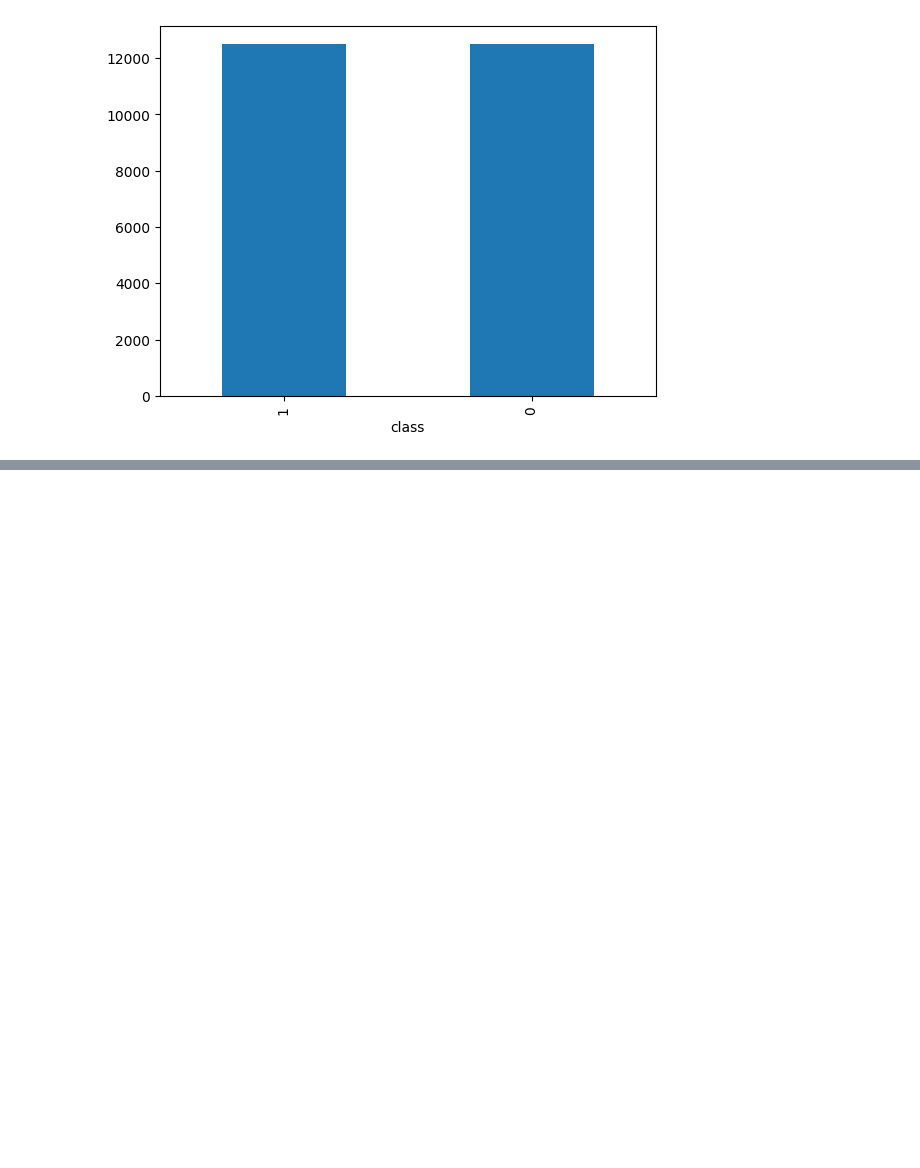
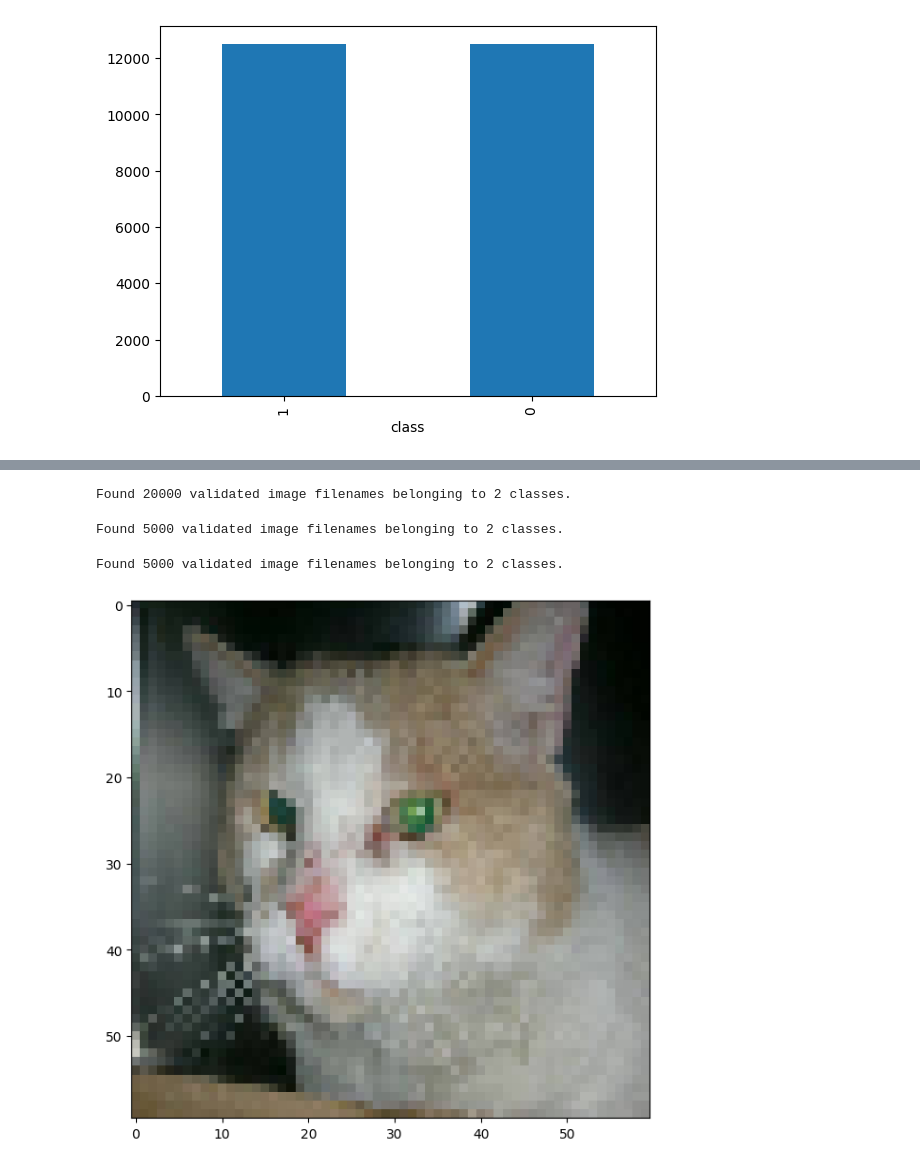
Before and after one commit to bohdanvodianyk/deep-learning-computer-vision, a Jupyter notebook: keras-CATvsDOG-callback.ipynb, the cells around one changed output, grey strips where cells are left out. Saved outputs shown, nothing was run; the diff lists cells and outputs as text; code cells hidden in the pictures; blank space fills up the shorter version.

```diff
--- a/keras-CATvsDOG-callback.ipynb
+++ b/keras-CATvsDOG-callback.ipynb
@@ -111,0 +112,4 @@ df.head()
+# %%
+train_df, validate_df = train_test_split(df, test_size=0.20, random_state=7)
+train_df = train_df.reset_index(drop=True)
+validate_df = validate_df.reset_index(drop=True)
@@ -111,0 +141,56 @@ df.head()
+# %%
+batch_size = 32
+
+train_datagen = ImageDataGenerator(rescale=1/255)
+train_generator = train_datagen.flow_from_dataframe(
+    train_df,
+    "train/",
+    x_col="filename",
+    y_col="class",
+    target_size=IMAGE_SIZE,
+    class_mode="categorical",
+    batch_size=batch_size
+
+)
+# %% [output]
+Found 20000 validated image filenames belonging to 2 classes.
+# %%
+validation_datagen = ImageDataGenerator(rescale=1/255)
+validation_generator = train_datagen.flow_from_dataframe(
+    validate_df,
+    "train/",
+    x_col="filename",
+    y_col="class",
+    target_size=IMAGE_SIZE,
+    class_mode="categorical",
+    batch_size=batch_size
+
+)
+# %% [output]
+Found 5000 validated image filenames belonging to 2 classes.
+# %%
+example_df = train_df.sample(n=1).reset_index(drop=True)
+example_generator = train_datagen.flow_from_dataframe(
+    validate_df,
+    "train/",
+    x_col="filename",
+    y_col="class",
+    target_size=IMAGE_SIZE,
+    class_mode="categorical",
+    batch_size=batch_size
+
+)
+# %% [output]
+Found 5000 validated image filenames belonging to 2 classes.
+# %%
+plt.figure(figsize=(6, 6))
+
+for X_batch, Y_batch in example_generator:
+    image = X_batch[0]
+    plt.imshow(image)
+    break
+
+plt.tight_layout()
+plt.show()
+# %% [output]
+[figure, added]
```
Also changed, not shown: parts of 16 cells of this notebook.
